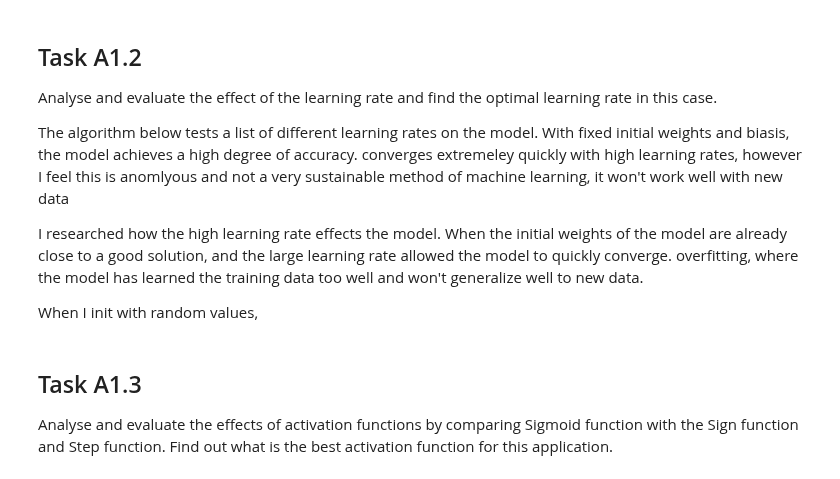
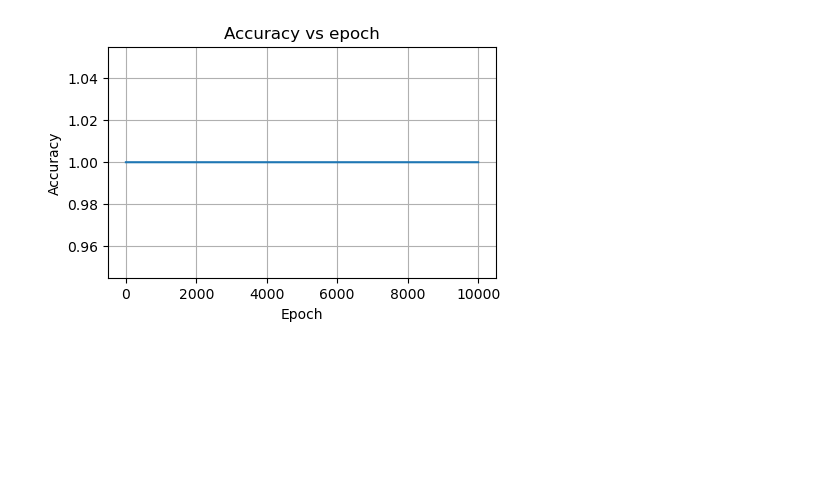
Before and after one commit to dtm-dplusplus/AI-Game-Programming, a Jupyter notebook: Project/Task-A1.ipynb, the cells around one changed output. Cells and saved outputs as stored; diff of their text form; code cells hidden in the pictures; blank space fills up the shorter version.

```diff
--- a/Project/Task-A1.ipynb
+++ b/Project/Task-A1.ipynb
@@ -421,9 +279,0 @@ plt.show()
-# %% [markdown]
-## Task A1.2
-Analyse and evaluate the effect of the learning rate and find the optimal learning rate in this case.
-
-The algorithm below tests a list of different learning rates on the model. With fixed initial weights and biasis, the model achieves a high degree of accuracy. converges extremeley quickly with high learning rates, however I feel this is anomlyous and not a very sustainable method of machine learning, it won't work well with new data
-
-I researched how the high learning rate effects the model. When the initial weights of the model are already close to a good solution, and the large learning rate allowed the model to quickly converge. overfitting, where the model has learned the training data too well and won't generalize well to new data.
-
-When I init with random values,
@@ -818,3 +279,0 @@ plt.show()
-# %% [markdown]
-## Task A1.3
-Analyse and evaluate the effects of activation functions by comparing Sigmoid function with the Sign function and Step function. Find out what is the best activation function for this application.
@@ -820,0 +360,27 @@ Analyse and evaluate the effects of activation functions by comparing Sigmoid fu
+# %%
+# Optimal Model based on Research
+
+# Using the step function doesn't reveal the whole picture.
+# The sigmoid function is more suitable for this dataset when testing
+
+# Initialise Model
+model = Model()
+
+# # Set training data [[x1], [x2]], [[y1]]
+model.InitDataSet(A1X, A1Y)
+
+# # Init Nerual Newtwork
+model.InitNeuralNet()
+
+# # Train model
+model.TrainModel(Activate= Act.Step, LearnRate= 0.3, EpochMax= 10000)
+
+plt.figure(figsize=(5,3))
+plt.plot(range(1, len(model.Accuracy) + 1), model.Accuracy)
+plt.title("Accuracy vs epoch")
+plt.xlabel("Epoch")
+plt.ylabel("Accuracy")
+plt.grid(True)
+plt.show()
+# %% [output]
+[figure, added]
```
Also changed, not shown: parts of 7 cells of this notebook, 1 other file.
